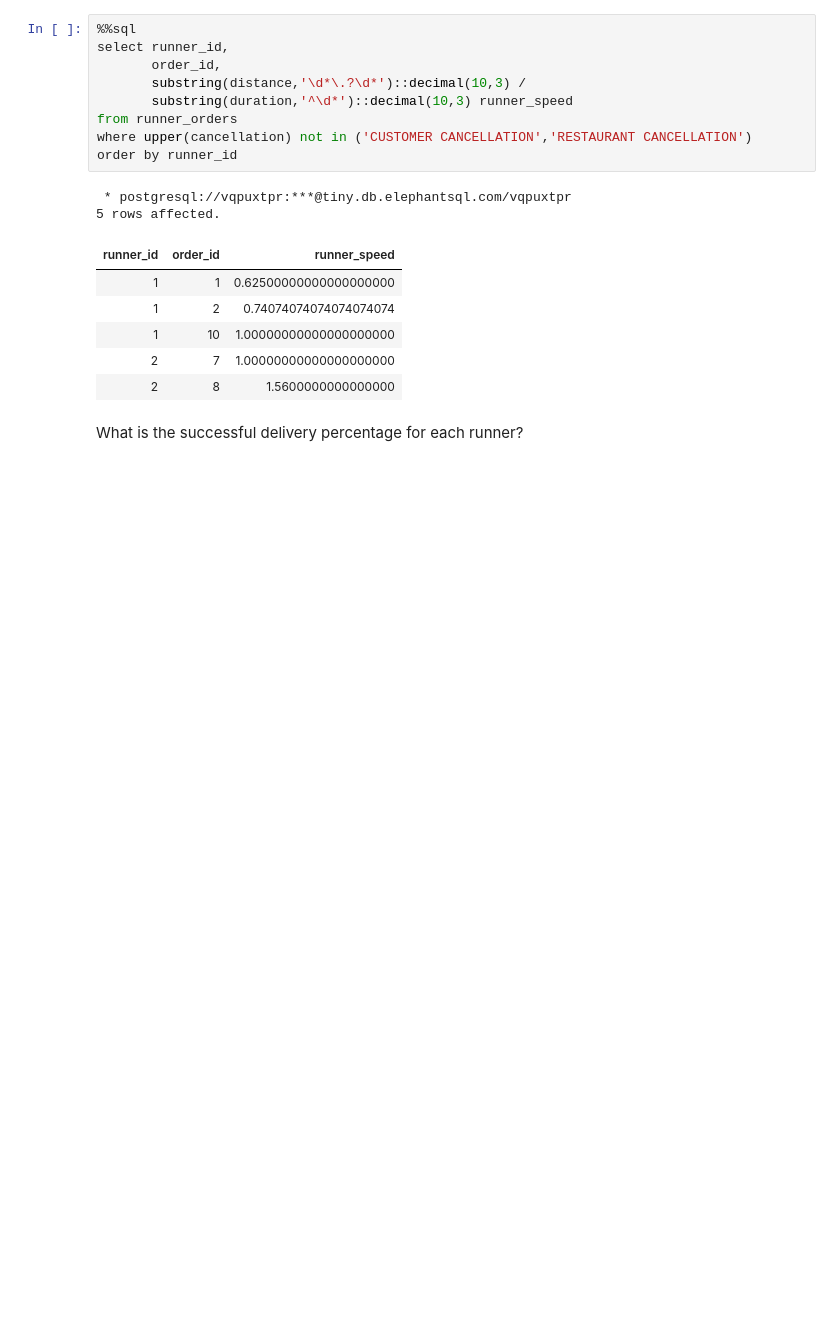
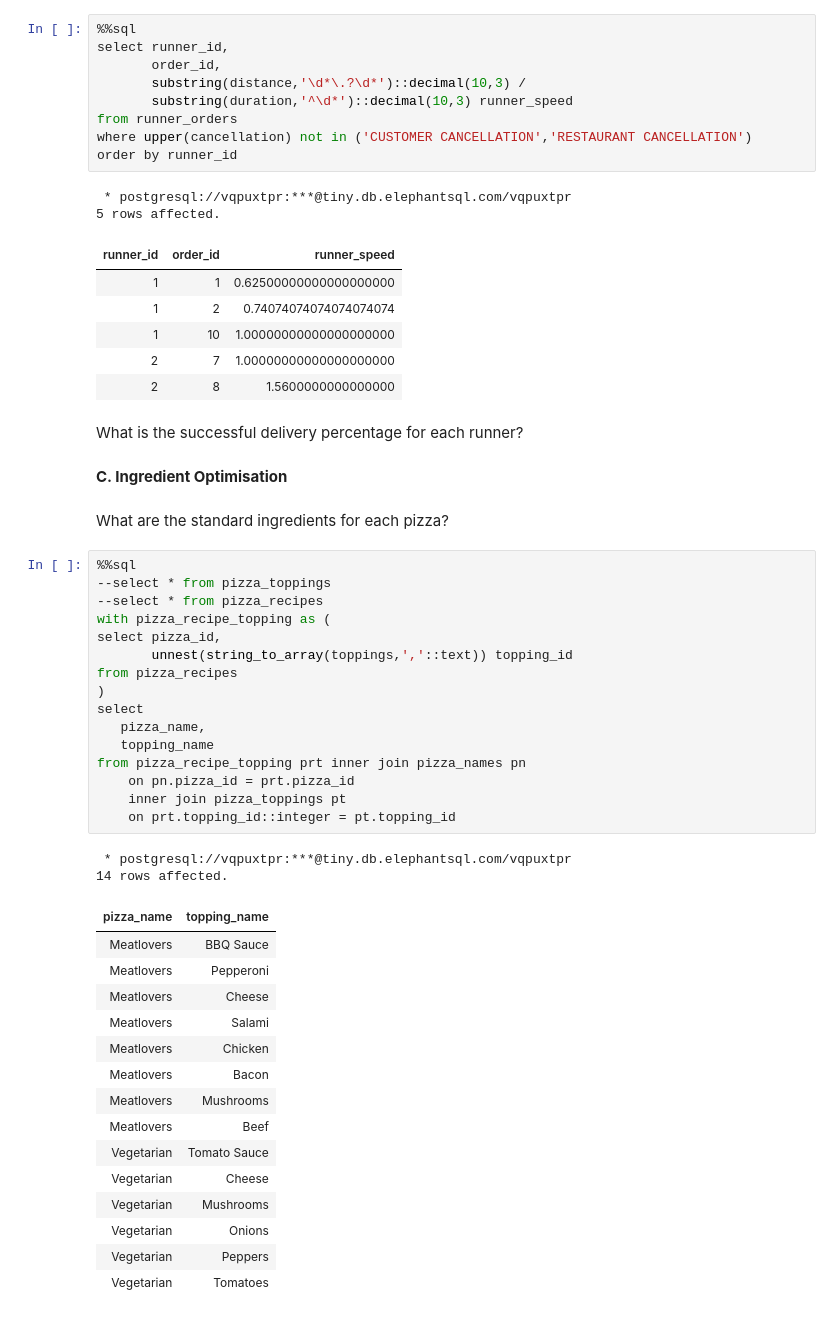
Before and after one commit to ishank296/8weekssqlchallenge, a Jupyter notebook: case_study_02.ipynb, the cells around one changed output. Saved outputs shown, nothing was run; the diff lists cells and outputs as text; blank space fills up the shorter version.

```diff
--- a/case_study_02.ipynb
+++ b/case_study_02.ipynb
@@ -469,3 +469,41 @@ order by runner_id
 | 2 | 8 | 1.5600000000000000 |
 # %% [markdown]
 What is the successful delivery percentage for each runner?
+# %% [markdown]
+**C. Ingredient Optimisation**
+# %% [markdown]
+What are the standard ingredients for each pizza?
+# %%
+%%sql
+--select * from pizza_toppings
+--select * from pizza_recipes
+with pizza_recipe_topping as (
+select pizza_id,
+       unnest(string_to_array(toppings,','::text)) topping_id
+from pizza_recipes
+)
+select
+   pizza_name,
+   topping_name
+from pizza_recipe_topping prt inner join pizza_names pn
+    on pn.pizza_id = prt.pizza_id
+    inner join pizza_toppings pt
+    on prt.topping_id::integer = pt.topping_id
+# %% [output]
+ * postgresql://vqpuxtpr:***@tiny.db.elephantsql.com/vqpuxtpr
+14 rows affected.
+| pizza_name | topping_name |
+| Meatlovers | BBQ Sauce |
+| Meatlovers | Pepperoni |
+| Meatlovers | Cheese |
+| Meatlovers | Salami |
+| Meatlovers | Chicken |
+| Meatlovers | Bacon |
+| Meatlovers | Mushrooms |
+| Meatlovers | Beef |
+| Vegetarian | Tomato Sauce |
+| Vegetarian | Cheese |
+| Vegetarian | Mushrooms |
+| Vegetarian | Onions |
+| Vegetarian | Peppers |
+| Vegetarian | Tomatoes |
```
Also changed, not shown: parts of 7 cells of this notebook.
